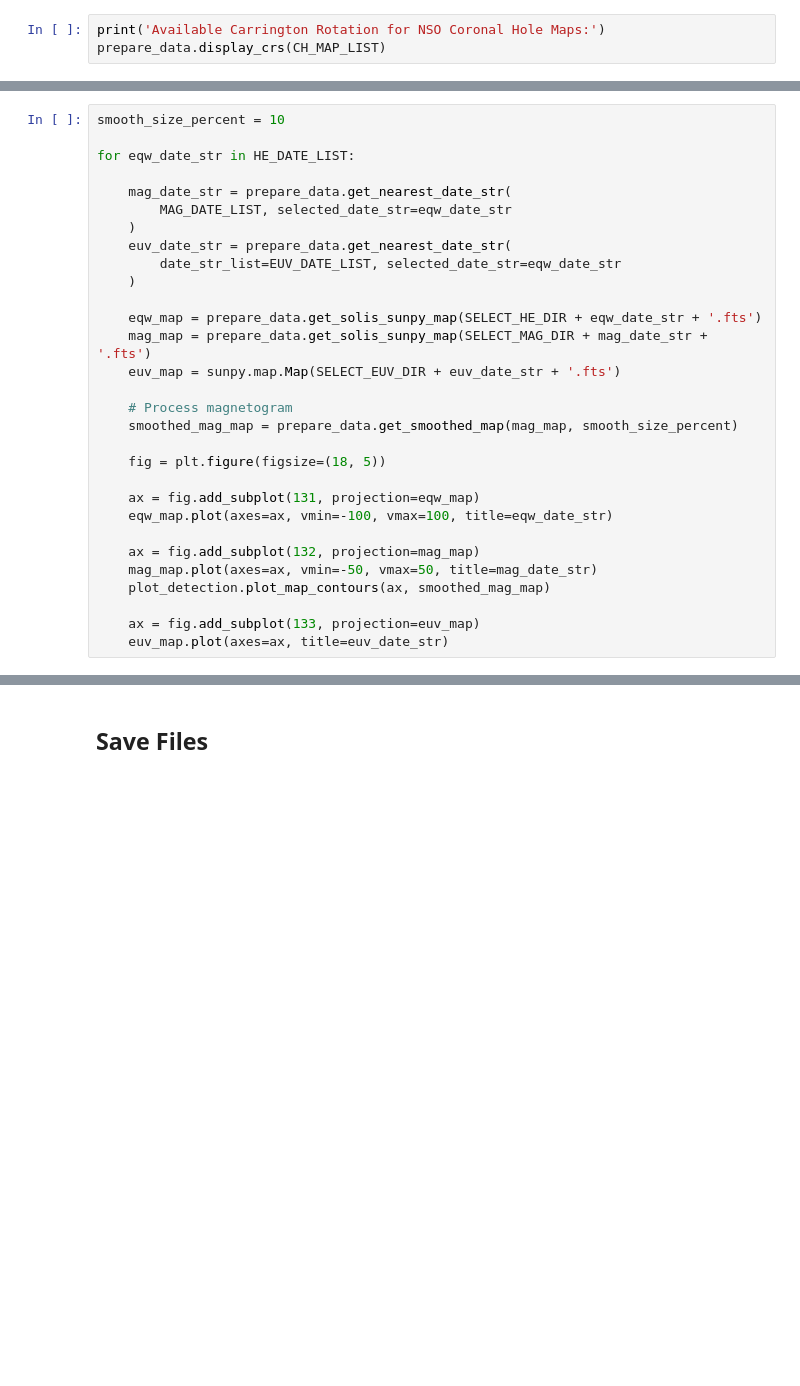
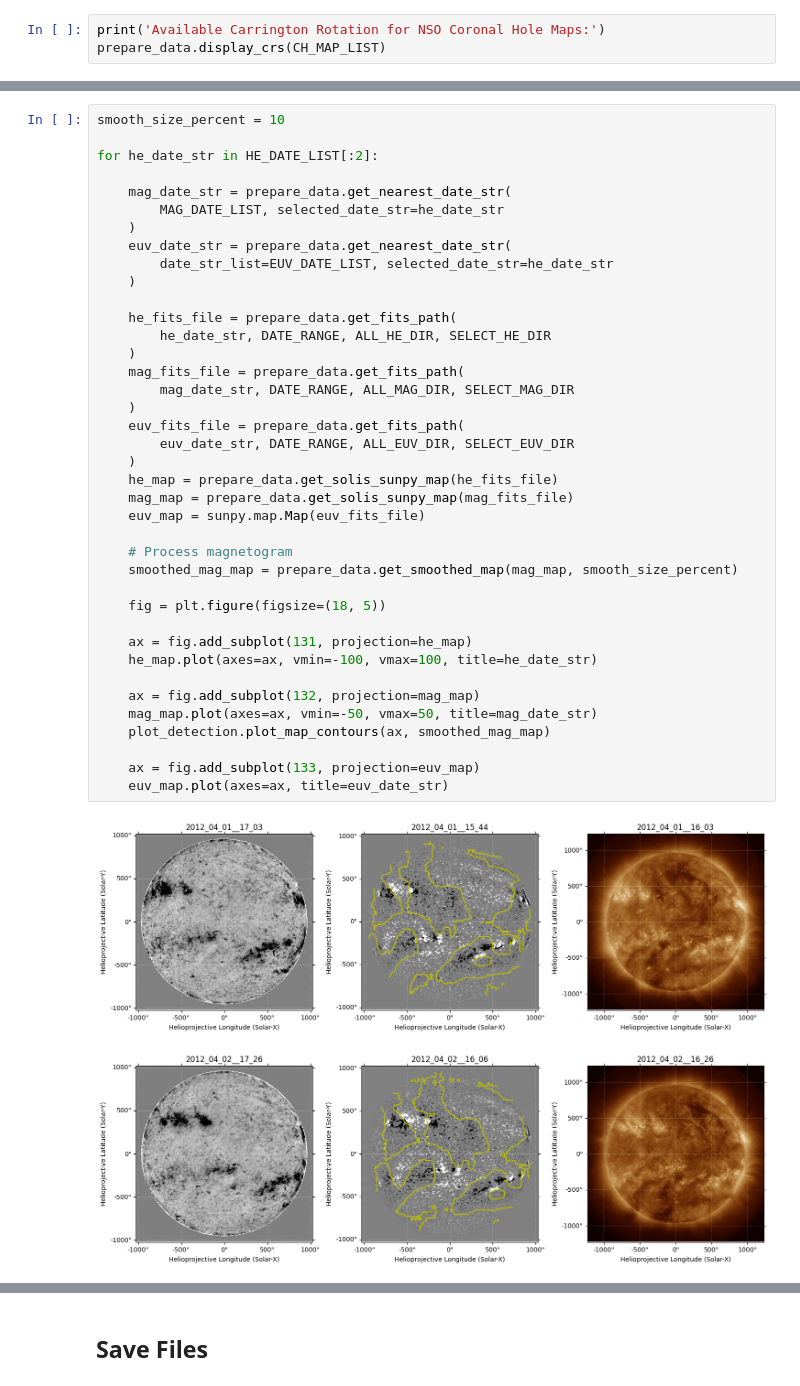
Before and after one commit to jalanderos/STRIDE-CH, a Jupyter notebook: He I CH Comparison.ipynb, the cells around one changed output, grey strips where cells are left out. Saved outputs shown, nothing was run; the diff lists cells and outputs as text; blank space fills up the shorter version.

```diff
--- a/He I CH Comparison.ipynb
+++ b/He I CH Comparison.ipynb
@@ -206,30 +171,42 @@ prepare_data.display_crs(CH_MAP_LIST)
 # %%
 smooth_size_percent = 10
 
-for eqw_date_str in HE_DATE_LIST:
+for he_date_str in HE_DATE_LIST[:2]:
 
     mag_date_str = prepare_data.get_nearest_date_str(
-        MAG_DATE_LIST, selected_date_str=eqw_date_str
+        MAG_DATE_LIST, selected_date_str=he_date_str
     )
     euv_date_str = prepare_data.get_nearest_date_str(
-        date_str_list=EUV_DATE_LIST, selected_date_str=eqw_date_str
+        date_str_list=EUV_DATE_LIST, selected_date_str=he_date_str
     )
 
-    eqw_map = prepare_data.get_solis_sunpy_map(SELECT_HE_DIR + eqw_date_str + '.fts')
-    mag_map = prepare_data.get_solis_sunpy_map(SELECT_MAG_DIR + mag_date_str + '.fts')
-    euv_map = sunpy.map.Map(SELECT_EUV_DIR + euv_date_str + '.fts')
+    he_fits_file = prepare_data.get_fits_path(
+        he_date_str, DATE_RANGE, ALL_HE_DIR, SELECT_HE_DIR
+    )
+    mag_fits_file = prepare_data.get_fits_path(
+        mag_date_str, DATE_RANGE, ALL_MAG_DIR, SELECT_MAG_DIR
+    )
+    euv_fits_file = prepare_data.get_fits_path(
+        euv_date_str, DATE_RANGE, ALL_EUV_DIR, SELECT_EUV_DIR
+    )
+    he_map = prepare_data.get_solis_sunpy_map(he_fits_file)
+    mag_map = prepare_data.get_solis_sunpy_map(mag_fits_file)
+    euv_map = sunpy.map.Map(euv_fits_file)
 
     # Process magnetogram
     smoothed_mag_map = prepare_data.get_smoothed_map(mag_map, smooth_size_percent)
 
     fig = plt.figure(figsize=(18, 5))
 
-    ax = fig.add_subplot(131, projection=eqw_map)
-    eqw_map.plot(axes=ax, vmin=-100, vmax=100, title=eqw_date_str)
+    ax = fig.add_subplot(131, projection=he_map)
+    he_map.plot(axes=ax, vmin=-100, vmax=100, title=he_date_str)
 
     ax = fig.add_subplot(132, projection=mag_map)
     mag_map.plot(axes=ax, vmin=-50, vmax=50, title=mag_date_str)
     plot_detection.plot_map_contours(ax, smoothed_mag_map)
 
     ax = fig.add_subplot(133, projection=euv_map)
     euv_map.plot(axes=ax, title=euv_date_str)
+# %% [output]
+[figure, added]
+[figure, added]
```
Also changed, not shown: parts of 77 cells of this notebook, 6 other files.
